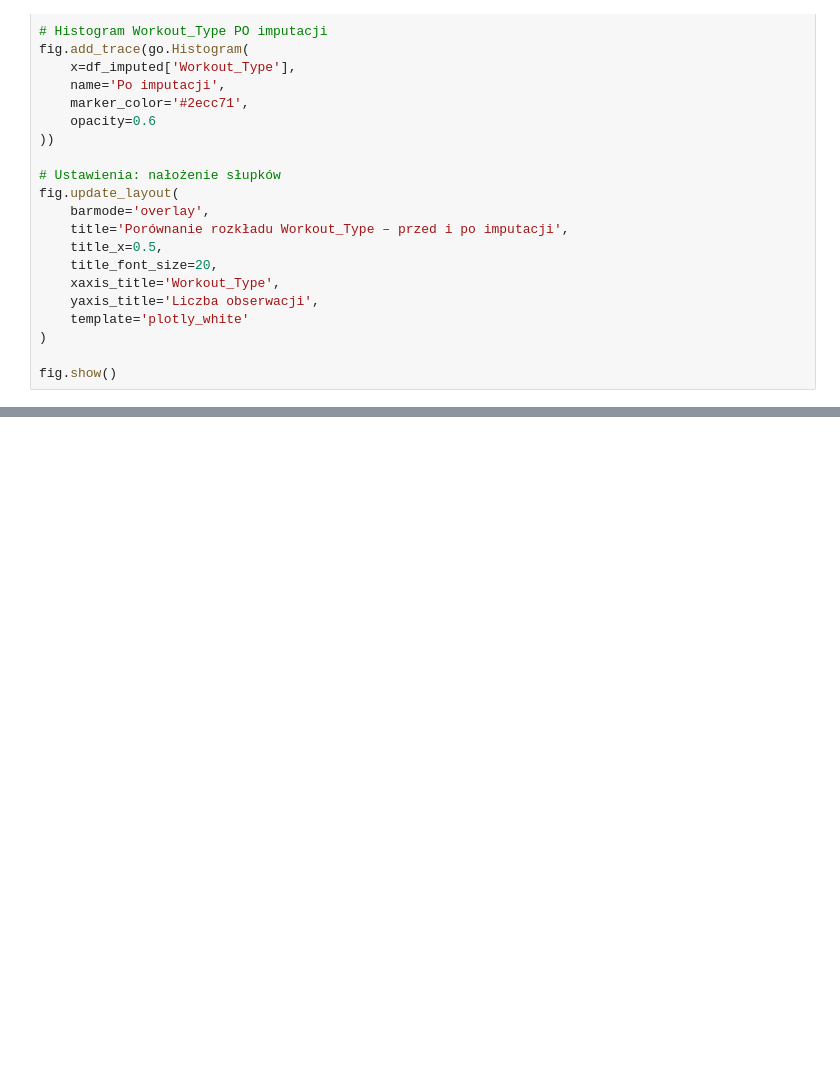
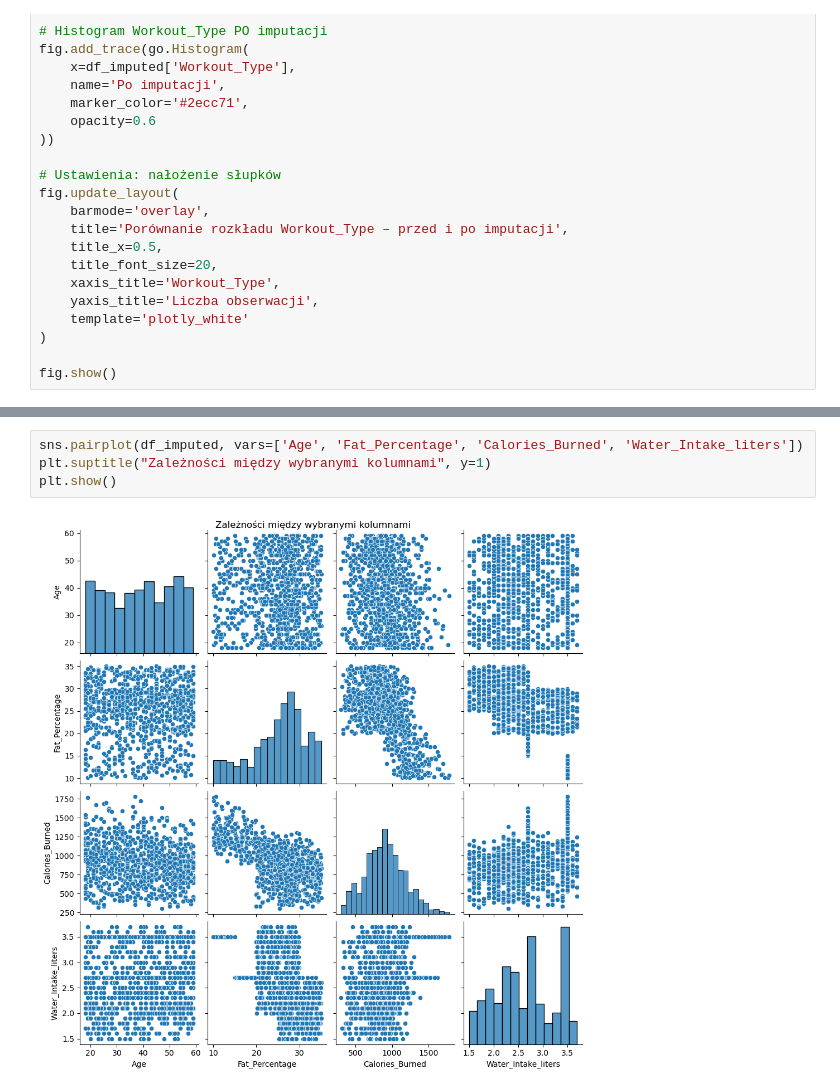
Before and after one commit to kinsitko/analiza_danych_2025_KSIT_SLES, a Jupyter notebook: analiza_project_v2.ipynb, the cells around one changed output, grey strips where cells are left out. Drawn from its saved outputs; the diff is of its cells as text; blank space fills up the shorter version.

```diff
--- a/analiza_project_v2.ipynb
+++ b/analiza_project_v2.ipynb
@@ -360,0 +297,6 @@ KeyError: "None of [Index(['G3', 'studytime', 'goout', 'traveltime', 'absences',
+# %%
+sns.pairplot(df_imputed, vars=['Age', 'Fat_Percentage', 'Calories_Burned', 'Water_Intake_liters'])
+plt.suptitle("Zależności między wybranymi kolumnami", y=1)
+plt.show()
+# %% [output]
+[figure, added]
```
Also changed, not shown: parts of 10 cells of this notebook.
